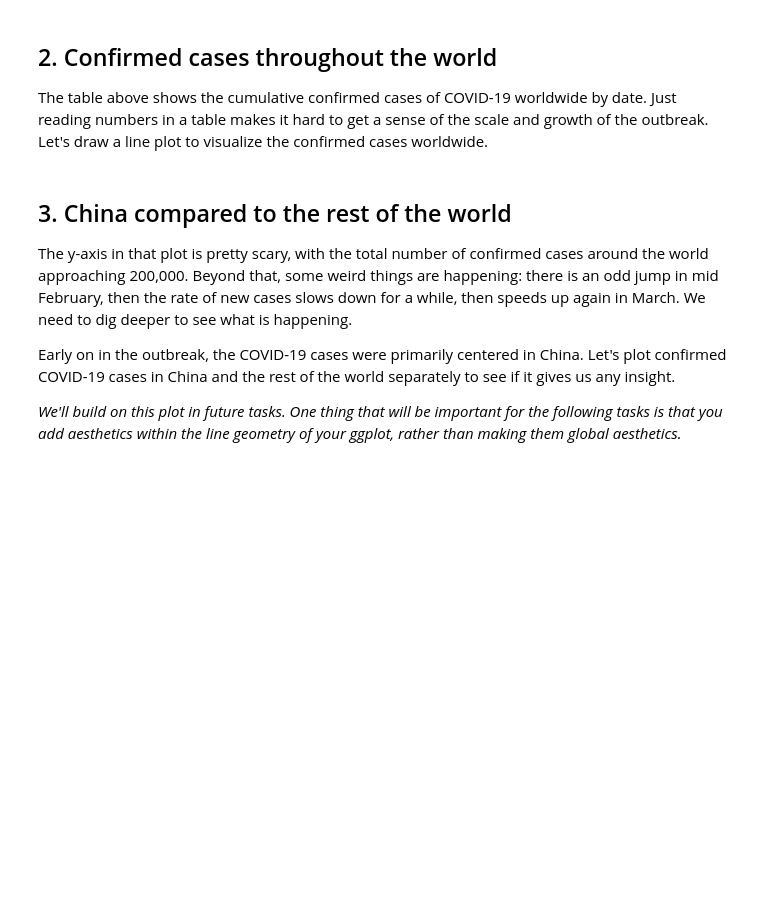
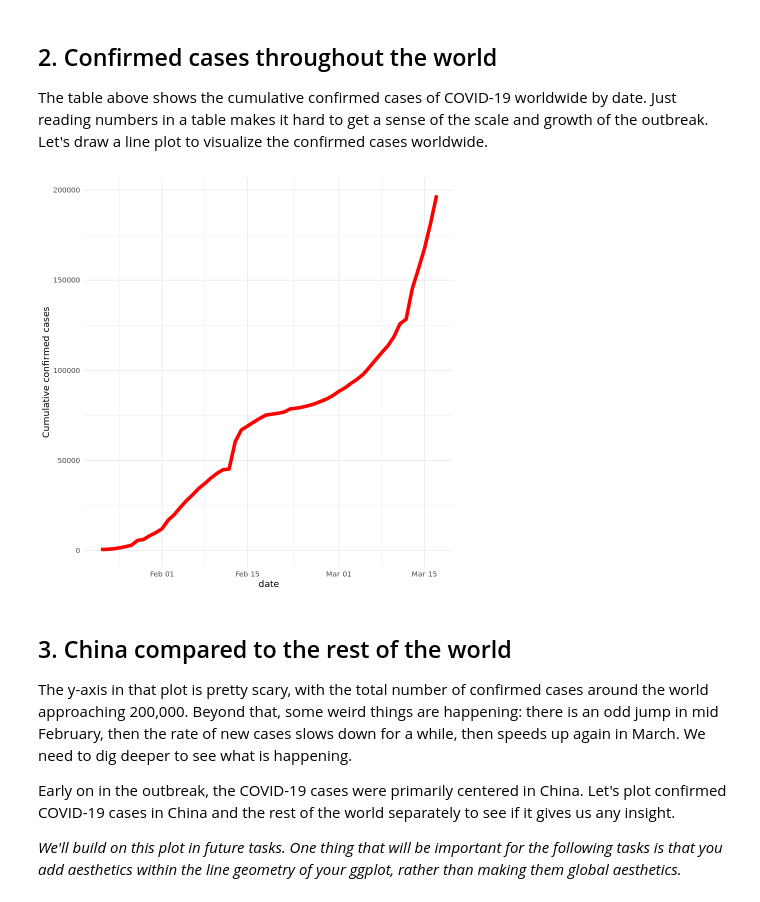
Before and after one commit to arsano/Practice-DataProject, a Jupyter notebook: Visualizing COVID-19/notebook.ipynb, the cells around one changed output. Cells and saved outputs as stored; diff of their text form; code cells hidden in the pictures; blank space fills up the shorter version.

```diff
--- a/Visualizing COVID-19/notebook.ipynb
+++ b/Visualizing COVID-19/notebook.ipynb
@@ -9,11 +9,11 @@
 # %%
 # Load the readr, ggplot2, and dplyr packages
 library(readr)
-library(ggplot)
+library(ggplot2)
 library(dplyr)
 
 # Read datasets/confirmed_cases_worldwide.csv into confirmed_cases_worldwide
-confirmed_cases_worldwide <- ....
+confirmed_cases_worldwide <- read_csv("./datasets/confirmed_cases_worldwide.csv")
 
 # See the result
-confirmed_cases_worldwide
+head(confirmed_cases_worldwide)
@@ -23,9 +38,12 @@ confirmed_cases_worldwide
 # %%
 # Draw a line plot of cumulative cases vs. date
 # Label the y-axis
-.... +
-  .... +
-  ....
+ggplot(confirmed_cases_worldwide, aes(date, cum_cases)) +
+  geom_line(color = "red", size = 2) +
+  labs(y = "Cumulative confirmed cases") +
+  theme_minimal()
+# %% [output]
+[figure, added]
 # %% [markdown]
 ## 3. China compared to the rest of the world
 <p>The y-axis in that plot is pretty scary, with the total number of confirmed cases around the world approaching 200,000. Beyond that, some weird things are happening: there is an odd jump in mid February, then the rate of new cases slows down for a while, then speeds up again in March. We need to dig deeper to see what is happening.</p>
```
Also changed, not shown: parts of 8 cells of this notebook.
